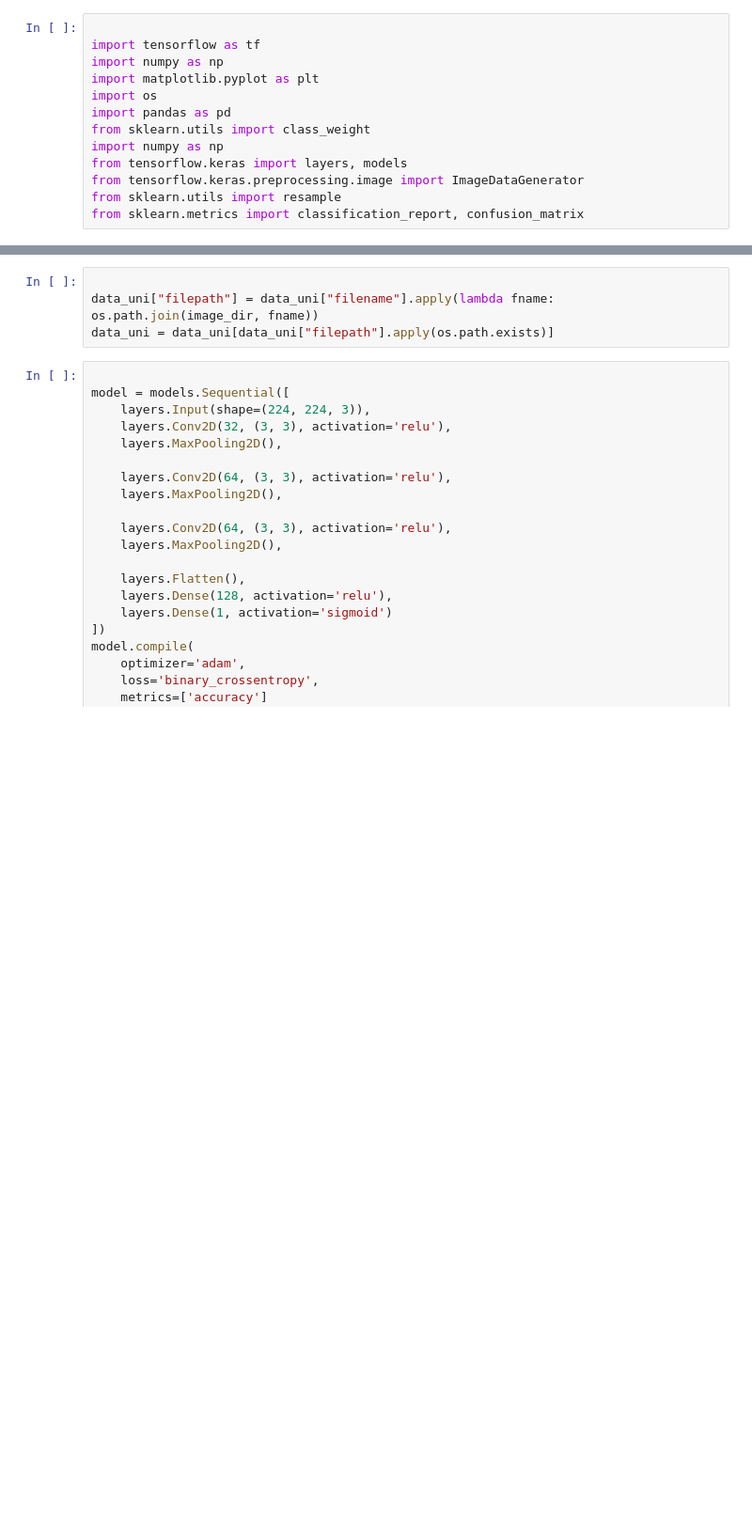
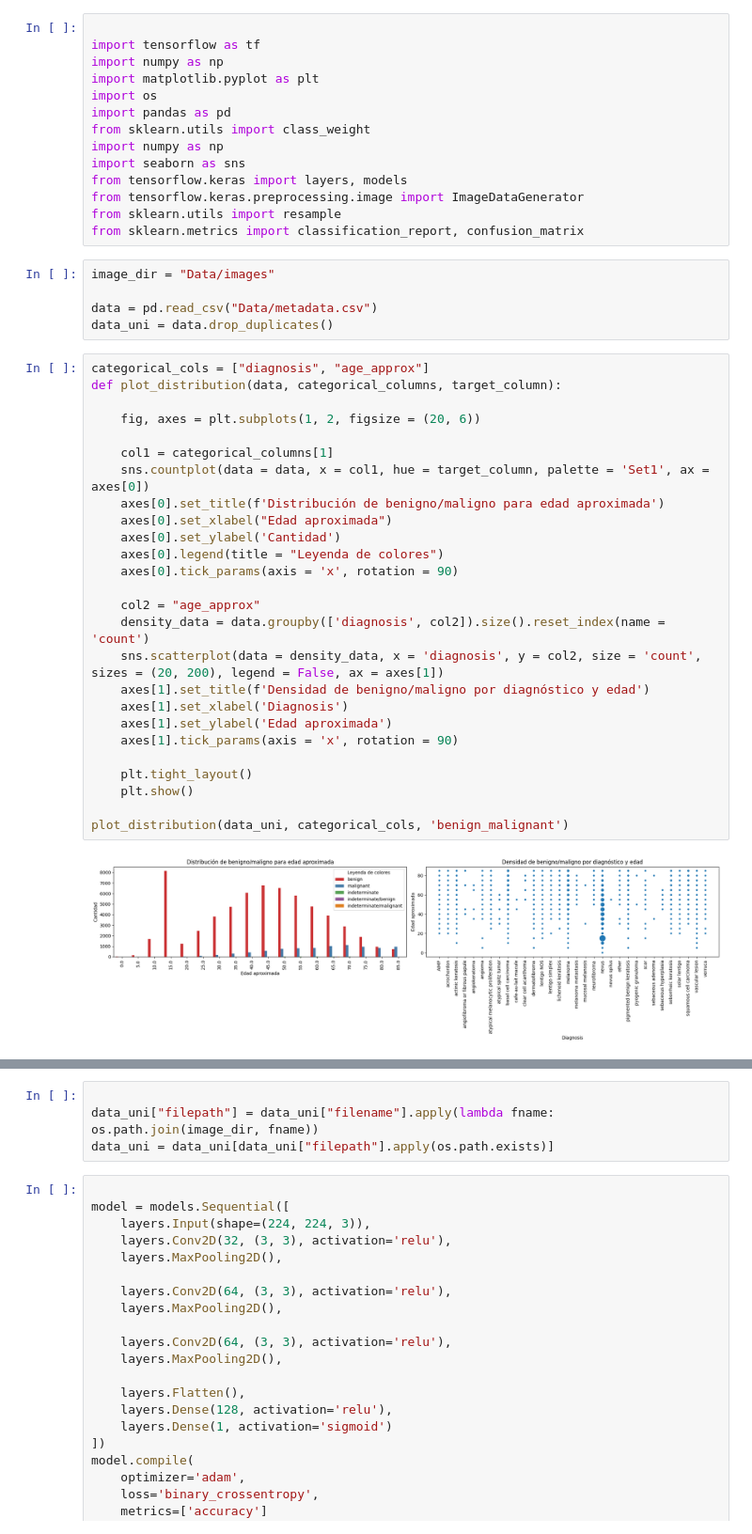
Before and after one commit to AnderTxuCode/final-ml-skin-issues, a Jupyter notebook: explore.ipynb, the cells around one changed output, grey strips where cells are left out. Shown at 94% size. Drawn from its saved outputs; the diff is of its cells as text; blank space fills up the shorter version.

```diff
--- a/explore.ipynb
+++ b/explore.ipynb
@@ -7,8 +7,42 @@ import os
 import pandas as pd
 from sklearn.utils import class_weight
 import numpy as np
+import seaborn as sns
 from tensorflow.keras import layers, models
 from tensorflow.keras.preprocessing.image import ImageDataGenerator
 from sklearn.utils import resample
 from sklearn.metrics import classification_report, confusion_matrix
+# %%
+image_dir = "Data/images"
+
+data = pd.read_csv("Data/metadata.csv")
+data_uni = data.drop_duplicates()
+# %%
+categorical_cols = ["diagnosis", "age_approx"]
+def plot_distribution(data, categorical_columns, target_column):
+
+    fig, axes = plt.subplots(1, 2, figsize = (20, 6))
+
+    col1 = categorical_columns[1]
+    sns.countplot(data = data, x = col1, hue = target_column, palette = 'Set1', ax = axes[0])
+    axes[0].set_title(f'Distribución de benigno/maligno para edad aproximada')
+    axes[0].set_xlabel("Edad aproximada")
+    axes[0].set_ylabel('Cantidad')
+    axes[0].legend(title = "Leyenda de colores")
+    axes[0].tick_params(axis = 'x', rotation = 90)
+
+    col2 = "age_approx"
+    density_data = data.groupby(['diagnosis', col2]).size().reset_index(name = 'count')
+    sns.scatterplot(data = density_data, x = 'diagnosis', y = col2, size = 'count', sizes = (20, 200), legend = False, ax = axes[1])
+    axes[1].set_title(f'Densidad de benigno/maligno por diagnóstico y edad')
+    axes[1].set_xlabel('Diagnosis')
+    axes[1].set_ylabel('Edad aproximada')
+    axes[1].tick_params(axis = 'x', rotation = 90)
+
+    plt.tight_layout()
+    plt.show()
+
+plot_distribution(data_uni, categorical_cols, 'benign_malignant')
+# %% [output]
+[figure, added]
 # %%
```
Also changed, not shown: parts of 1 cell of this notebook.
